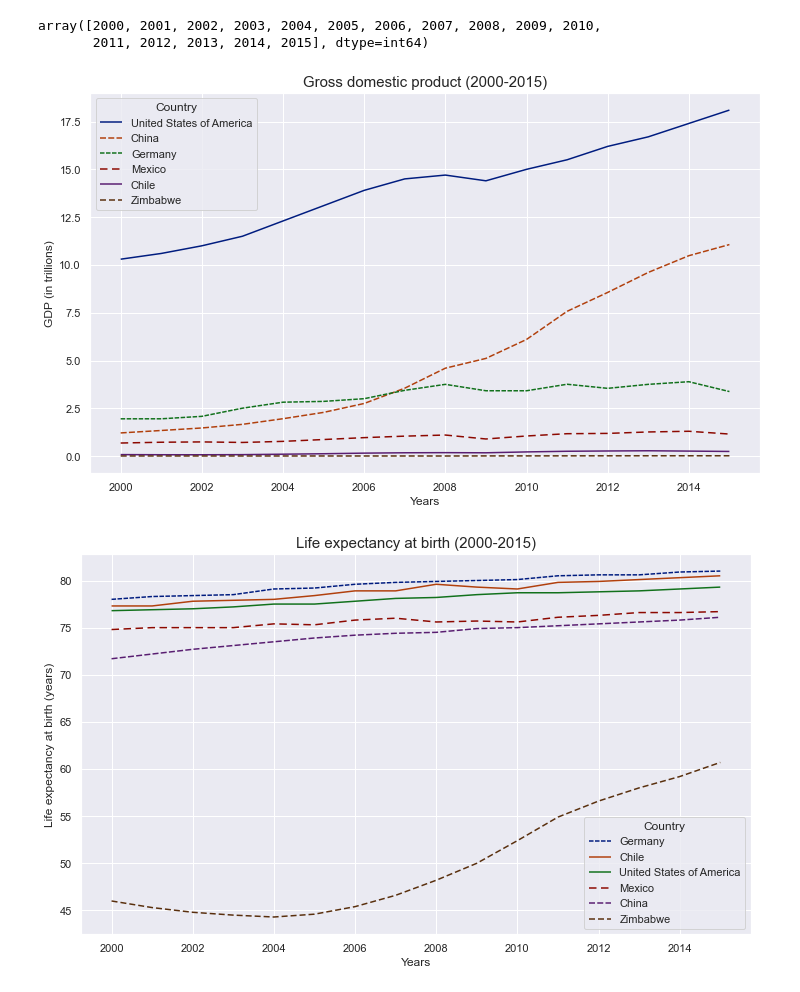
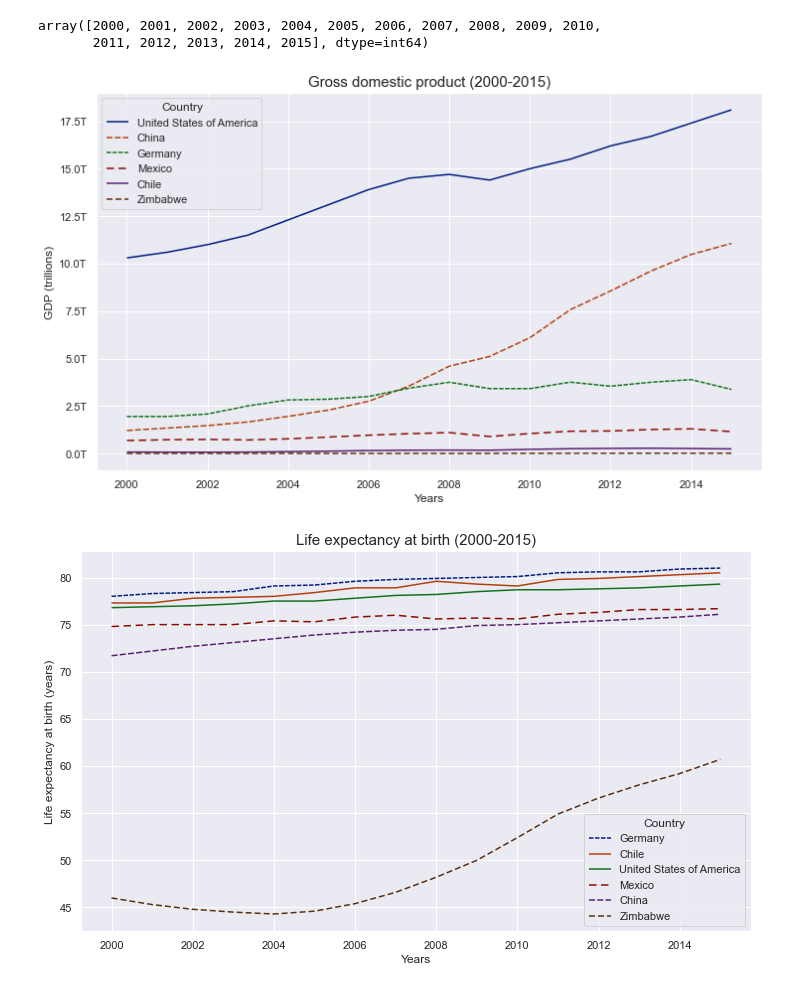
Before and after one commit to lep511/Life-Expectancy-and-GDP, a Jupyter notebook: life_expectancy_gdp.ipynb, the cells around one changed output. Cells and saved outputs as stored; diff of their text form; code cells hidden in the pictures.

```diff
--- a/life_expectancy_gdp.ipynb
+++ b/life_expectancy_gdp.ipynb
@@ -52,31 +61,29 @@ array([2000, 2001, 2002, 2003, 2004, 2005, 2006, 2007, 2008, 2009, 2010,
 # %%
-sns.set_style("darkgrid")
-sns.set_context("notebook")
-
-plt.figure(figsize=(12, 7))
+fig, ax = plt.subplots(figsize=(12, 7))
 
 # sort dataframe by GDP
 data = df.sort_values("GDP", ascending=False).copy()
-
-# convert to trillon
-data.GDP = data.GDP / (10 ** 12)
 
 #style palette
 dash_list = [(1, 0), (4, 1.5), (3, 1), (5, 3), (1, 0), (4, 2)]
 style = {key:value for key,value in zip(data["Country"].unique(), dash_list)}
 
-sns.lineplot(data=data, x="Year", y="GDP",
+g = sns.lineplot(data=data, x="Year", y="GDP",
              hue="Country",
              palette="dark",
              style="Country",
              dashes=style
 )
-plt.ylabel("GDP (in trillions)")
-plt.xlabel("Years")
-plt.title("Gross domestic product (2000-2015)", fontsize=15)
+
+# convert yticks to trillon
+func_y = ticker.FuncFormatter(lambda y, pos: '{:,.1f}'.format(y/10 ** 12) + 'T')
+ax.yaxis.set_major_formatter(func_y)
+ax.set_xlabel("Years")
+ax.set_ylabel("GDP (trillions)")
+ax.set_title("Gross domestic product (2000-2015)", fontsize=15)
 plt.show()
 # %% [output]
-[figure, old version]
+[figure, new version]
 # %%
 plt.figure(figsize=(12, 7))
 
```
Also changed, not shown: parts of 13 cells of this notebook, 17 other files.
